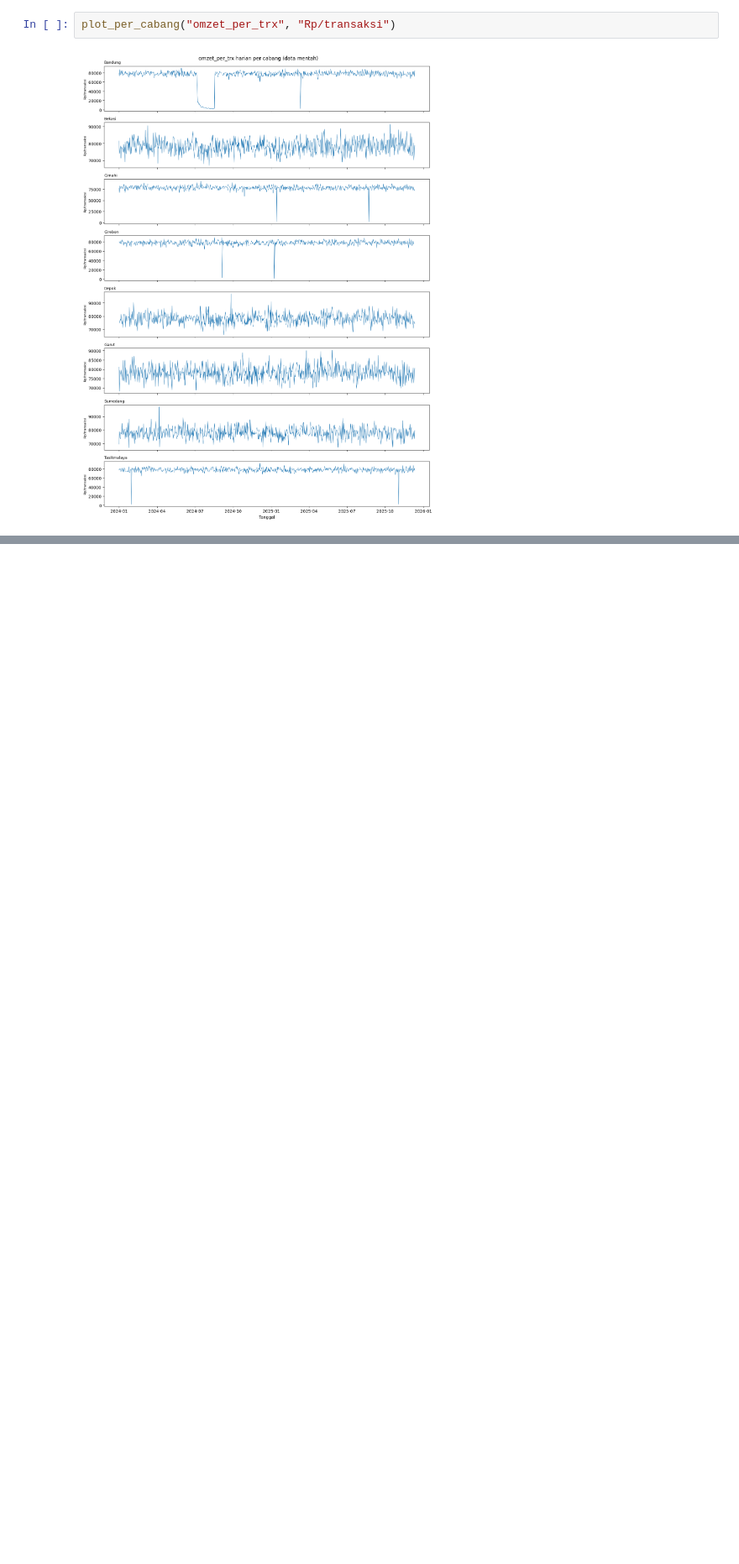
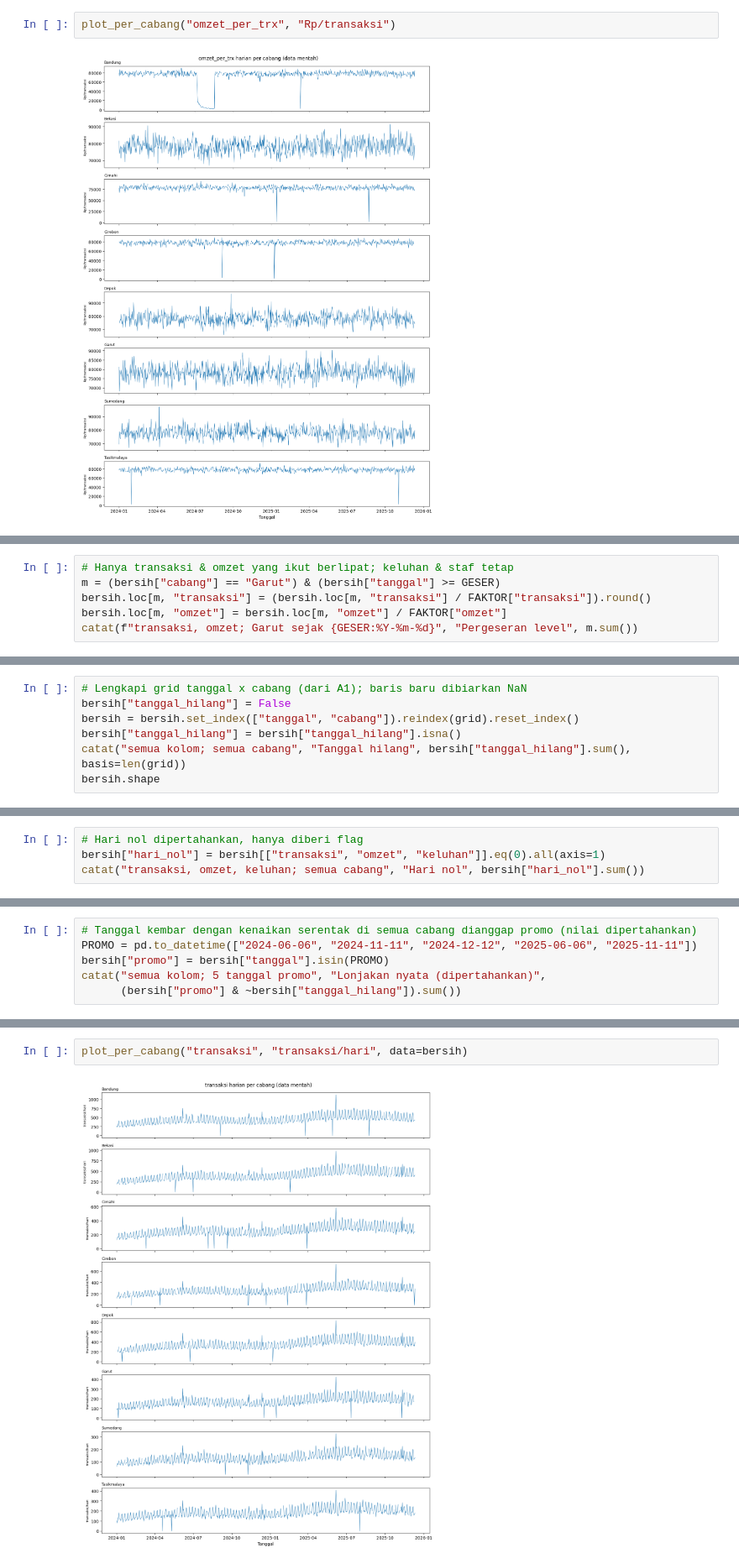
Before and after one commit to salmanrachmadi/visualization-data, a Jupyter notebook: week5/notebooks/Tugas2-TS-203012420009-Salman.ipynb, the cells around one changed output, grey strips where cells are left out. Shown at 84% size. Cells and saved outputs as stored; diff of their text form; blank space fills up the shorter version.

```diff
--- a/week5/notebooks/Tugas2-TS-203012420009-Salman.ipynb
+++ b/week5/notebooks/Tugas2-TS-203012420009-Salman.ipynb
@@ -451,0 +556,6 @@ plot_per_cabang("omzet_per_trx", "Rp/transaksi")
+# %%
+# Hanya transaksi & omzet yang ikut berlipat; keluhan & staf tetap
+m = (bersih["cabang"] == "Garut") & (bersih["tanggal"] >= GESER)
+bersih.loc[m, "transaksi"] = (bersih.loc[m, "transaksi"] / FAKTOR["transaksi"]).round()
+bersih.loc[m, "omzet"] = bersih.loc[m, "omzet"] / FAKTOR["omzet"]
+catat(f"transaksi, omzet; Garut sejak {GESER:%Y-%m-%d}", "Pergeseran level", m.sum())
@@ -451,0 +564,7 @@ plot_per_cabang("omzet_per_trx", "Rp/transaksi")
+# %%
+# Lengkapi grid tanggal x cabang (dari A1); baris baru dibiarkan NaN
+bersih["tanggal_hilang"] = False
+bersih = bersih.set_index(["tanggal", "cabang"]).reindex(grid).reset_index()
+bersih["tanggal_hilang"] = bersih["tanggal_hilang"].isna()
+catat("semua kolom; semua cabang", "Tanggal hilang", bersih["tanggal_hilang"].sum(), basis=len(grid))
+bersih.shape
@@ -451,0 +575,4 @@ plot_per_cabang("omzet_per_trx", "Rp/transaksi")
+# %%
+# Hari nol dipertahankan, hanya diberi flag
+bersih["hari_nol"] = bersih[["transaksi", "omzet", "keluhan"]].eq(0).all(axis=1)
+catat("transaksi, omzet, keluhan; semua cabang", "Hari nol", bersih["hari_nol"].sum())
@@ -451,0 +597,6 @@ plot_per_cabang("omzet_per_trx", "Rp/transaksi")
+# %%
+# Tanggal kembar dengan kenaikan serentak di semua cabang dianggap promo (nilai dipertahankan)
+PROMO = pd.to_datetime(["2024-06-06", "2024-11-11", "2024-12-12", "2025-06-06", "2025-11-11"])
+bersih["promo"] = bersih["tanggal"].isin(PROMO)
+catat("semua kolom; 5 tanggal promo", "Lonjakan nyata (dipertahankan)",
+      (bersih["promo"] & ~bersih["tanggal_hilang"]).sum())
@@ -451,0 +642,4 @@ plot_per_cabang("omzet_per_trx", "Rp/transaksi")
+# %%
+plot_per_cabang("transaksi", "transaksi/hari", data=bersih)
+# %% [output]
+[figure, added]
```
Also changed, not shown: parts of 50 cells of this notebook, 7 other files.
